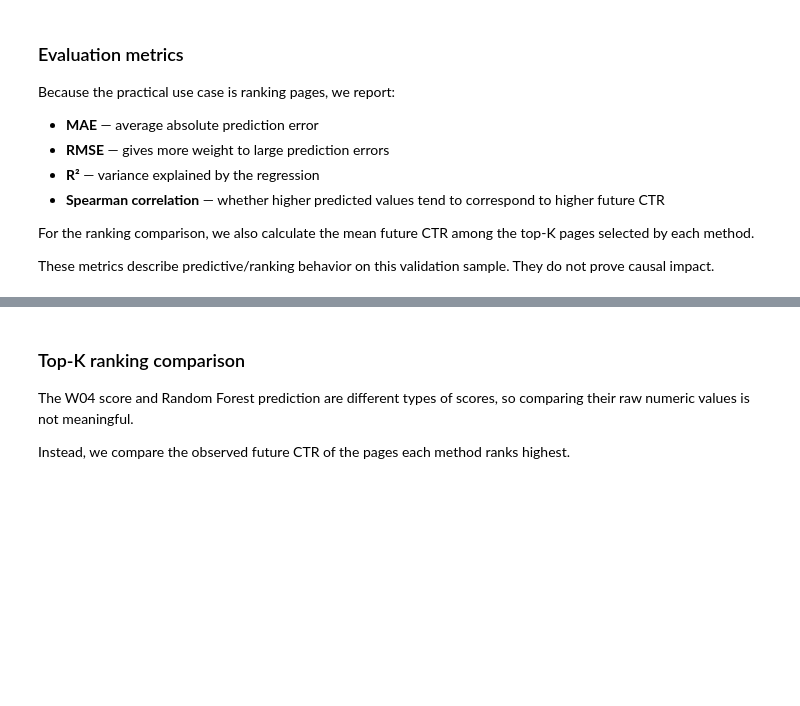
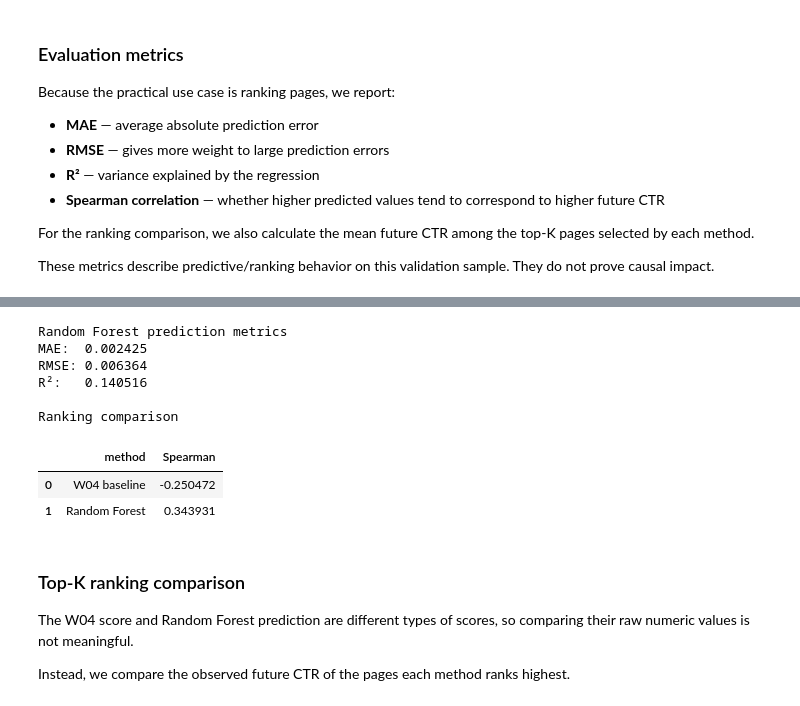
Before and after one commit to AliAlmasri7/FlyRank-ML, a Jupyter notebook: work/notebooks/w05_model.ipynb, the cells around one changed output, grey strips where cells are left out. Saved outputs shown, nothing was run; the diff lists cells and outputs as text; code cells hidden in the pictures; blank space fills up the shorter version.

Commit message:
Model vs baseline done

```diff
--- a/work/notebooks/w05_model.ipynb
+++ b/work/notebooks/w05_model.ipynb
@@ -780,3 +725,70 @@ metrics_table
+# %%
+# Random Forest prediction metrics
+
+rf_mae = mean_absolute_error(
+    validation_baseline["future_ctr"],
+    validation_baseline["ml_prediction"]
+)
+
+rf_mse = mean_squared_error(
+    validation_baseline["future_ctr"],
+    validation_baseline["ml_prediction"]
+)
+
+rf_rmse = np.sqrt(rf_mse)
+
+rf_r2 = r2_score(
+    validation_baseline["future_ctr"],
+    validation_baseline["ml_prediction"]
+)
+
+
+# Ranking metrics for both methods
+
+baseline_spearman = validation_baseline[
+    "baseline_score"
+].corr(
+    validation_baseline["future_ctr"],
+    method="spearman"
+)
+
+rf_spearman = validation_baseline[
+    "ml_prediction"
+].corr(
+    validation_baseline["future_ctr"],
+    method="spearman"
+)
+
+
+ranking_metrics = pd.DataFrame({
+    "method": [
+        "W04 baseline",
+        "Random Forest"
+    ],
+    "Spearman": [
+        baseline_spearman,
+        rf_spearman
+    ]
+})
+
+
+print("Random Forest prediction metrics")
+print(f"MAE:  {rf_mae:.6f}")
+print(f"RMSE: {rf_rmse:.6f}")
+print(f"R²:   {rf_r2:.6f}")
+
+print("\nRanking comparison")
+ranking_metrics
+# %% [output]
+Random Forest prediction metrics
+MAE:  0.002425
+RMSE: 0.006364
+R²:   0.140516
+
+Ranking comparison
+|  | method | Spearman |
+| 0 | W04 baseline | -0.250472 |
+| 1 | Random Forest | 0.343931 |
 # %% [markdown]
 ### Top-K ranking comparison
 
```
Also changed, not shown: parts of 15 cells of this notebook.
